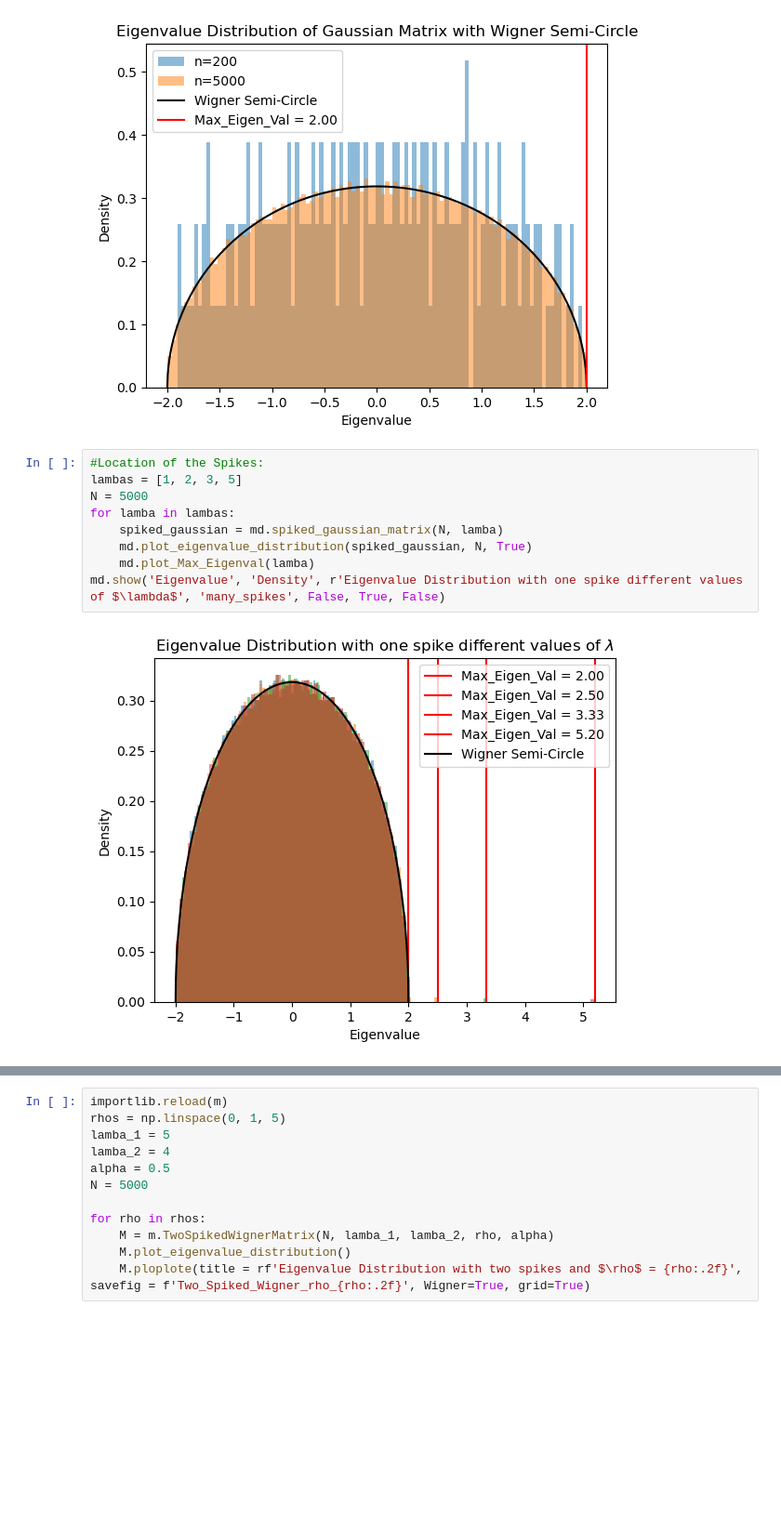
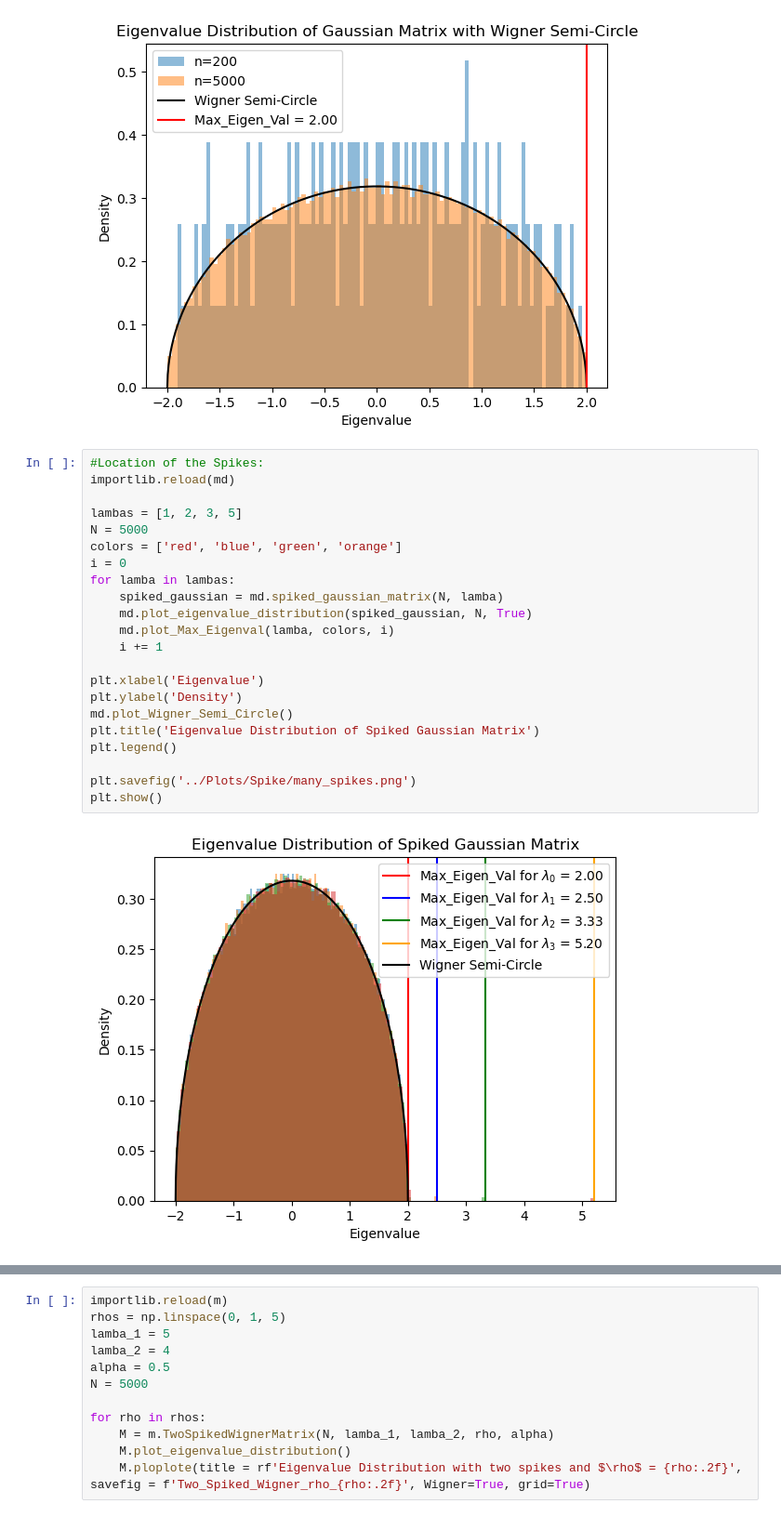
Before and after one commit to Taliesin123/Physics_The_Projects, a Jupyter notebook: Spike_code/Plots_1.ipynb, the cells around one changed output, grey strips where cells are left out. Shown at 93% size. Saved outputs shown, nothing was run; the diff lists cells and outputs as text; blank space fills up the shorter version.

```diff
--- a/Spike_code/Plots_1.ipynb
+++ b/Spike_code/Plots_1.ipynb
@@ -20,15 +20,28 @@ md.show('Eigenvalue', 'Density', 'Eigenvalue Distribution of Gaussian Matrix wit
 [figure]
 # %%
 #Location of the Spikes:
+importlib.reload(md)
+
 lambas = [1, 2, 3, 5]
 N = 5000
+colors = ['red', 'blue', 'green', 'orange']
+i = 0
 for lamba in lambas:
     spiked_gaussian = md.spiked_gaussian_matrix(N, lamba)
     md.plot_eigenvalue_distribution(spiked_gaussian, N, True)
-    md.plot_Max_Eigenval(lamba)
-md.show('Eigenvalue', 'Density', r'Eigenvalue Distribution with one spike different values of $\lambda$', 'many_spikes', False, True, False)
+    md.plot_Max_Eigenval(lamba, colors, i)
+    i += 1
+
+plt.xlabel('Eigenvalue')
+plt.ylabel('Density')
+md.plot_Wigner_Semi_Circle()
+plt.title('Eigenvalue Distribution of Spiked Gaussian Matrix')
+plt.legend()
+
+plt.savefig('../Plots/Spike/many_spikes.png')
+plt.show()
 # %% [output]
-[figure, old version]
+[figure, new version]
 # %%
 importlib.reload(md)
 md.first_look_at_BBP_transi(500)
```
Also changed, not shown: parts of 11 cells of this notebook, 15 other files.
